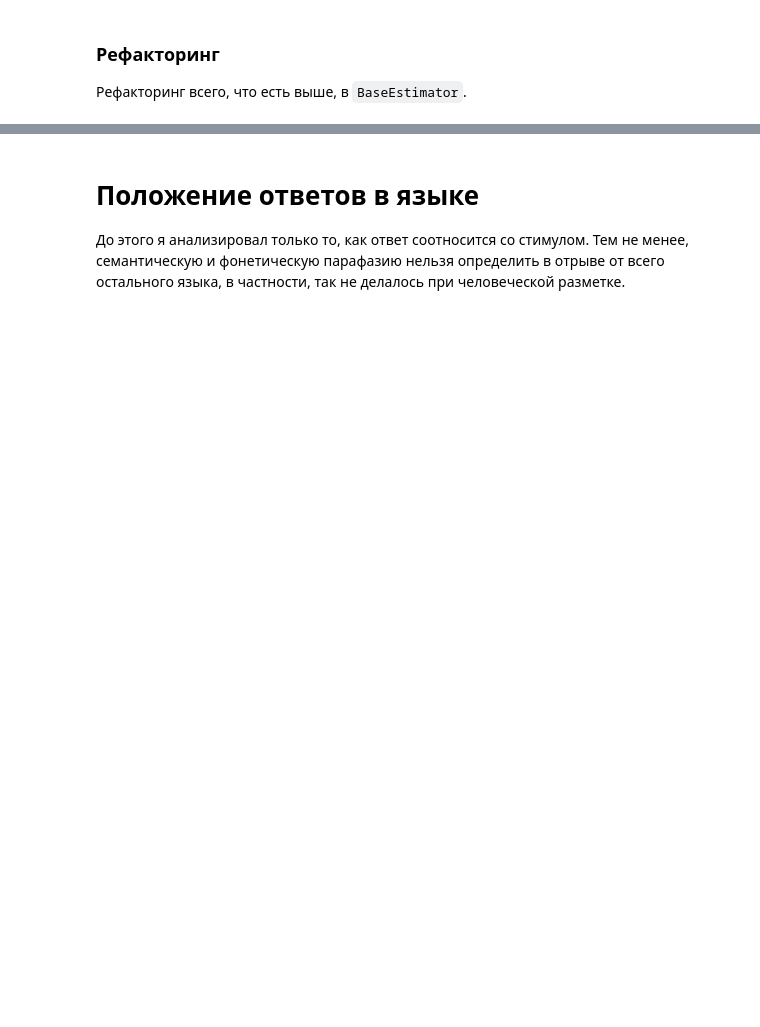
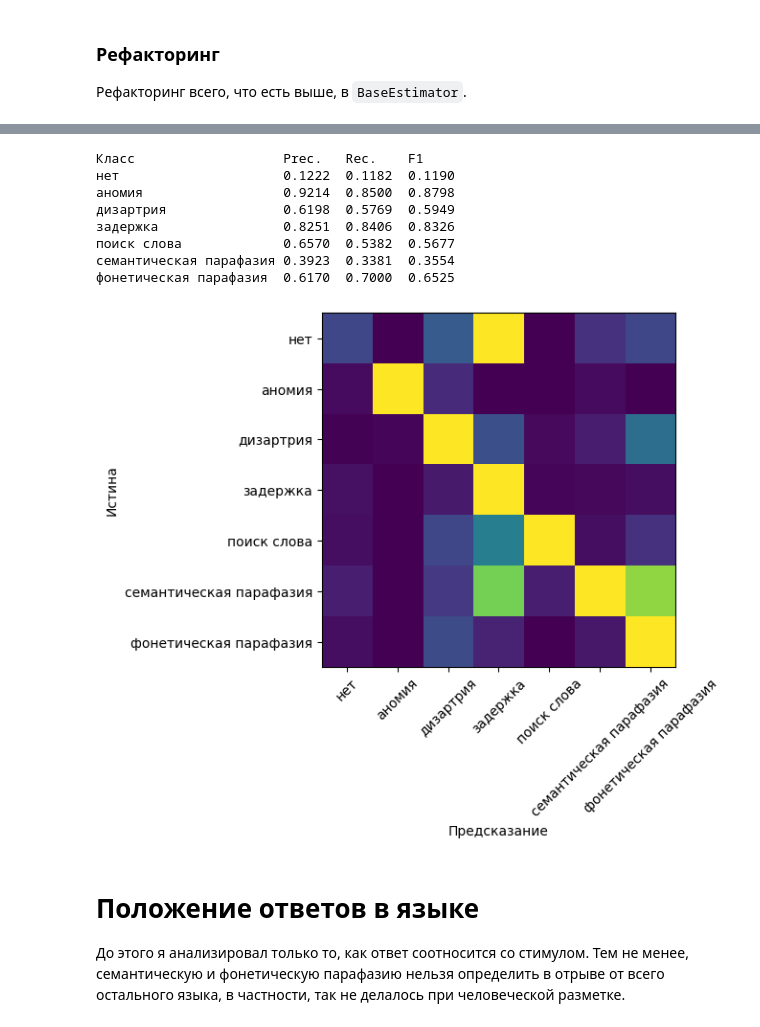
Before and after one commit to vmgorelikov/Automated-Classification-of-Language-Eloquent-Areas-in-Neurotypical-Individuals, a Jupyter notebook: notebooks/feature_extraction.ipynb, the cells around one changed output, grey strips where cells are left out. Saved outputs shown, nothing was run; the diff lists cells and outputs as text; code cells hidden in the pictures; blank space fills up the shorter version.

```diff
--- a/notebooks/feature_extraction.ipynb
+++ b/notebooks/feature_extraction.ipynb
@@ -784,3 +756,31 @@ speech arrest           0.9267  0.8000  0.8339
+# %%
+dataset_0_raw = dataset[[
+    'Stimulus',
+    'RT_start',
+    'Response_annot',
+    'Response_transcription_annot',
+    'error_type_label'
+    ]].filter(pl.col('Response_transcription_annot').is_not_null())
+
+X = dataset_0_raw.drop('error_type_label')
+y = dataset_0_raw['error_type_label']
+
+new_pipeline_2 = Pipeline([
+        ('feature_extractor', FeatureExtractor()),
+        ('classifier', basic_model)
+])
+
+_ = evaluate(X, y, new_pipeline_2)
+# %% [output]
+Класс                   Prec.   Rec.    F1
+нет                     0.1222  0.1182  0.1190
+аномия                  0.9214  0.8500  0.8798
+дизартрия               0.6198  0.5769  0.5949
+задержка                0.8251  0.8406  0.8326
+поиск слова             0.6570  0.5382  0.5677
+семантическая парафазия 0.3923  0.3381  0.3554
+фонетическая парафазия  0.6170  0.7000  0.6525
+[figure, added]
 # %% [markdown]
 # Положение ответов в языке
 
```
Also changed, not shown: parts of 42 cells of this notebook.
